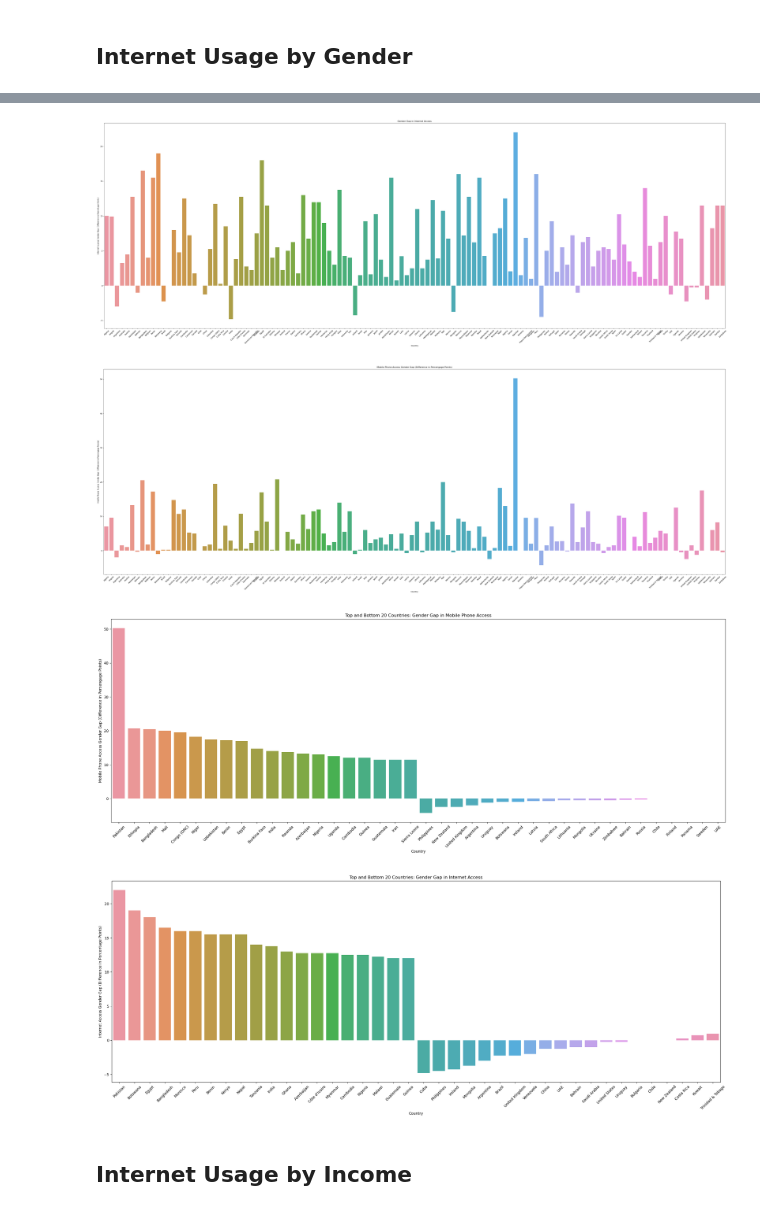
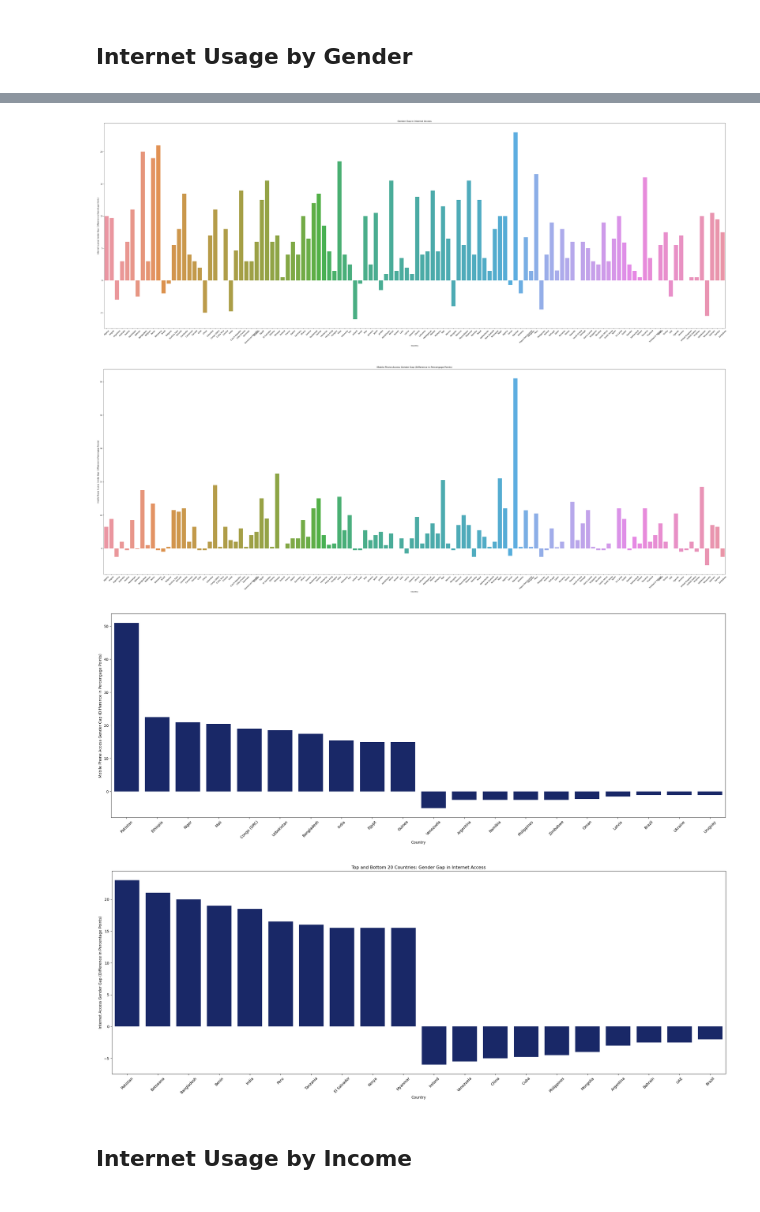
Before and after one commit to tiascott01/07_GroupProject1, a Jupyter notebook: Internet Demographics/internet-usage-working.ipynb, the cells around one changed output, grey strips where cells are left out. Saved outputs shown, nothing was run; the diff lists cells and outputs as text; code cells hidden in the pictures.

```diff
--- a/Internet Demographics/internet-usage-working.ipynb
+++ b/Internet Demographics/internet-usage-working.ipynb
@@ -74,4 +67,4 @@ internet_data
 # %%
-# internet_data_recent = internet_data.dropna(how='any')
+internet_data_nonull = internet_data.dropna(how='any')
 
-# # internet_data_recent
+internet_data_nonull
@@ -97,7 +104,7 @@ relevant_columns = ['Country', 'Edition',
                 'BG22) Male mobile phone subscribers',
                 'BG23) Female mobile phone subscribers']
 
-demographic_df = internet_data[relevant_columns]
+demographic_df = internet_data_nonull[relevant_columns]
 demographic_df
 # %% [output]
 |  | Country | Edition | 1.1.1) Internet users | 1.1.4) Gender gap in internet access | 1.1.5) Gender gap in mobile phone... | ... |
@@ -316,7 +294,7 @@ plt.title('Gender Gap in Internet Access')
 plt.xticks(rotation=45)  # Rotate the country labels for readability
 plt.show()
 # %% [output]
-[figure, old version]
+[figure, new version]
 # %%
 plt.figure(figsize=(60
                 , 20))
@@ -325,32 +303,31 @@ plt.title('Mobile Phone Access Gender Gap (Difference in Percengage Points)')
 plt.xticks(rotation=45)  # Rotate the country labels for readability
 plt.show()
 # %% [output]
-[figure, old version]
+[figure, new version]
 # %%
 
-top_n = demo_df.nlargest(20, 'Mobile Phone Access Gender Gap (Difference in Percengage Points)')
-bottom_n = demo_df.nsmallest(20, 'Mobile Phone Access Gender Gap (Difference in Percengage Points)')
+top_n = demo_df.nlargest(10, 'Mobile Phone Access Gender Gap (Difference in Percengage Points)')
+bottom_n = demo_df.nsmallest(10, 'Mobile Phone Access Gender Gap (Difference in Percengage Points)')
 combined = pd.concat([top_n, bottom_n])
 
 plt.figure(figsize=(30, 10))
-sns.barplot(x='Country', y='Mobile Phone Access Gender Gap (Difference in Percengage Points)', data=combined)
-plt.title('Top and Bottom 20 Countries: Gender Gap in Mobile Phone Access')
+sns.barplot(x='Country', y='Mobile Phone Access Gender Gap (Difference in Percengage Points)', data=combined, color='#0C2074')
 plt.xticks(rotation=45)
 plt.show()
 # %% [output]
-[figure, old version]
+[figure, new version]
 # %%
-top_n = demo_df.nlargest(20, 'Internet Access Gender Gap (Difference in Percentage Points)')
-bottom_n = demo_df.nsmallest(20, 'Internet Access Gender Gap (Difference in Percentage Points)')
+top_n = demo_df.nlargest(10, 'Internet Access Gender Gap (Difference in Percentage Points)')
+bottom_n = demo_df.nsmallest(10, 'Internet Access Gender Gap (Difference in Percentage Points)')
 combined = pd.concat([top_n, bottom_n])
 
 plt.figure(figsize=(30, 10))
-sns.barplot(x='Country', y='Internet Access Gender Gap (Difference in Percentage Points)', data=combined)
+sns.barplot(x='Country', y='Internet Access Gender Gap (Difference in Percentage Points)', data=combined, color='#0C2074')
 plt.title('Top and Bottom 20 Countries: Gender Gap in Internet Access')
 plt.xticks(rotation=45)
 plt.show()
 # %% [output]
-[figure, old version]
+[figure, new version]
 # %% [markdown]
 ## Internet Usage by Income
 # %%
```
Also changed, not shown: parts of 20 cells of this notebook.
